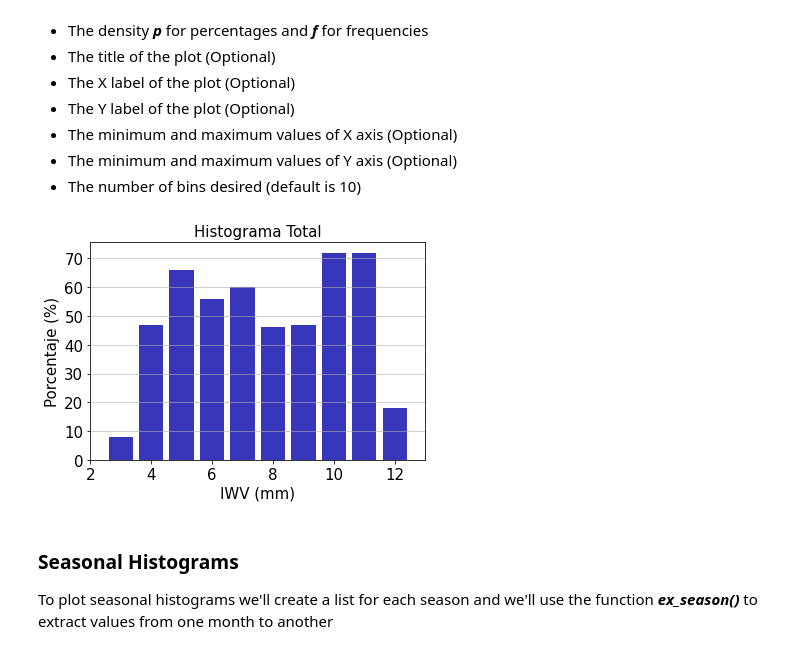
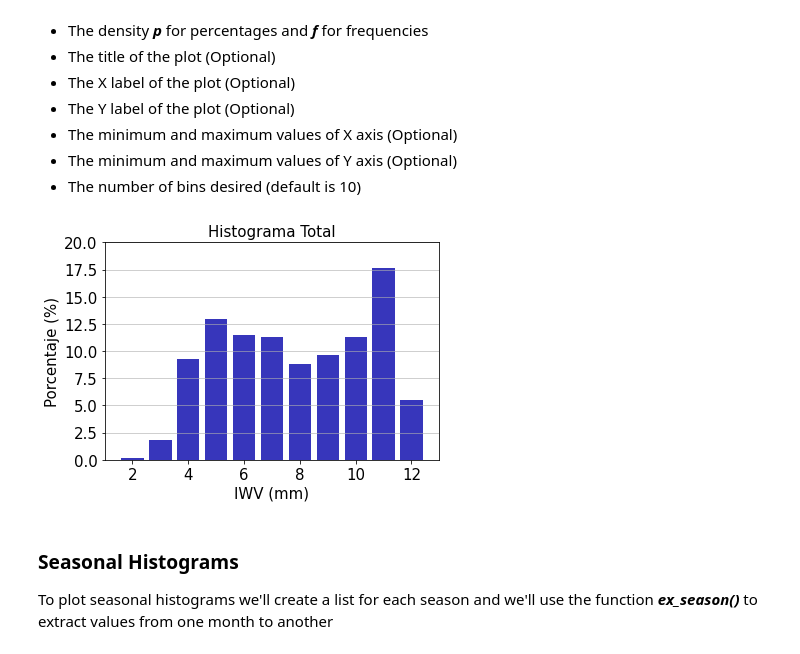
Before and after one commit to gustavomarinovando/era5-analysis, a Jupyter notebook: DataPlotting.ipynb, the cells around one changed output. Saved outputs shown, nothing was run; the diff lists cells and outputs as text; code cells hidden in the pictures.

```diff
--- a/DataPlotting.ipynb
+++ b/DataPlotting.ipynb
@@ -34,14 +36,15 @@ The ***plothist()*** function is used to plot a histogram from a list, the param
  - The minimum and maximum values of Y axis (Optional)
  - The number of bins desired (default is 10)
 # %%
-def plothist(array, den='p', title=0, xl=0, yl=0, xmin=0, xmax=0, ymin=0, ymax=0, nb=10):
+def plothist(array, den='p', title=0, xl=0, yl=0, xmin=0, xmax=0, ymin=0, ymax=0, bz=1):
     den = True if den == 'p' else None
-    hist, bin_edges = np.histogram(array, bins = nb, density=den)
+    barray = np.arange(xmin, xmax + bz, bz)
+    hist, bin_edges = np.histogram(array, bins = barray, density=den)
     r_bin_edges = np.round(bin_edges,0)
     hist = hist*100 if den else hist
     plt.bar(r_bin_edges[:-1], hist, width = 0.8, color='#0504aa',alpha=0.8)
     plt.ylim(ymin, ymax) if ymax != 0 else None
-    plt.xlim(xmin, xmax) if xmax != 0 else None
+    plt.xlim(xmin - 1, xmax) if xmax != 0 else None
     plt.grid(axis='y', alpha=0.75)
     plt.xticks(fontsize=15)
     plt.yticks(fontsize=15)
@@ -51,9 +54,9 @@ def plothist(array, den='p', title=0, xl=0, yl=0, xmin=0, xmax=0, ymin=0, ymax=0
     plt.show()
     return hist, bin_edges, r_bin_edges
 # %%
-th, te, tre = plothist(tcwv_m, 'f', 'Histograma Total', 'IWV (mm)', 'Porcentaje (%)', 2, 13)
+th, te, tre = plothist(tcwv_m, den = 'p', title = 'Histograma Total', xl = 'IWV (mm)', yl = 'Porcentaje (%)', xmin = 2, xmax = 13, ymin = 0, ymax = 20)
 # %% [output]
-[figure, old version]
+[figure, new version]
 # %% [markdown]
 ### Seasonal Histograms
 To plot seasonal histograms we'll create a list for each season and we'll use the function ***ex_season()*** to extract values from one month to another
```
Also changed, not shown: parts of 61 cells of this notebook, 54 other files.
